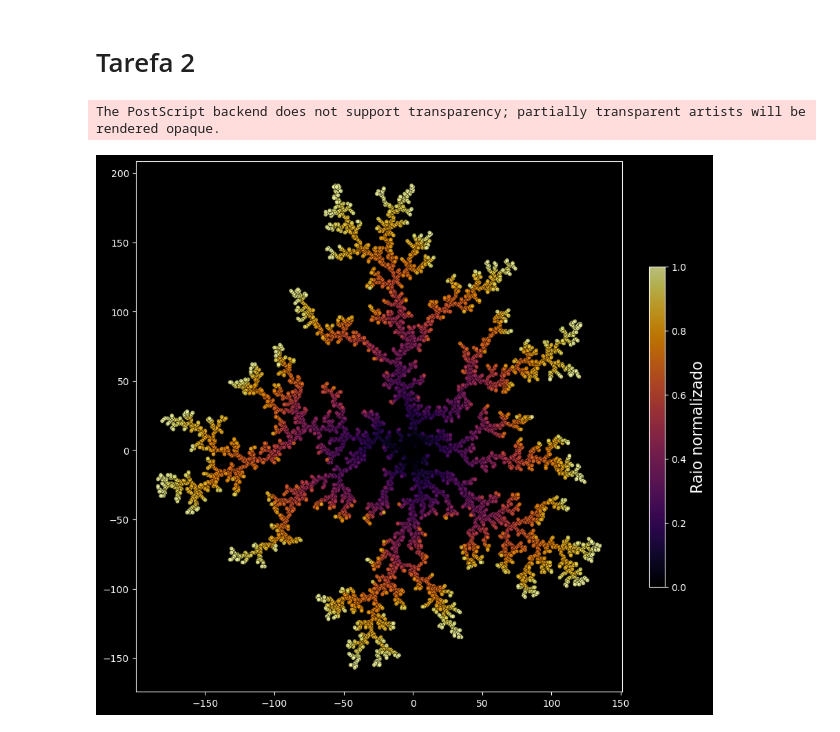
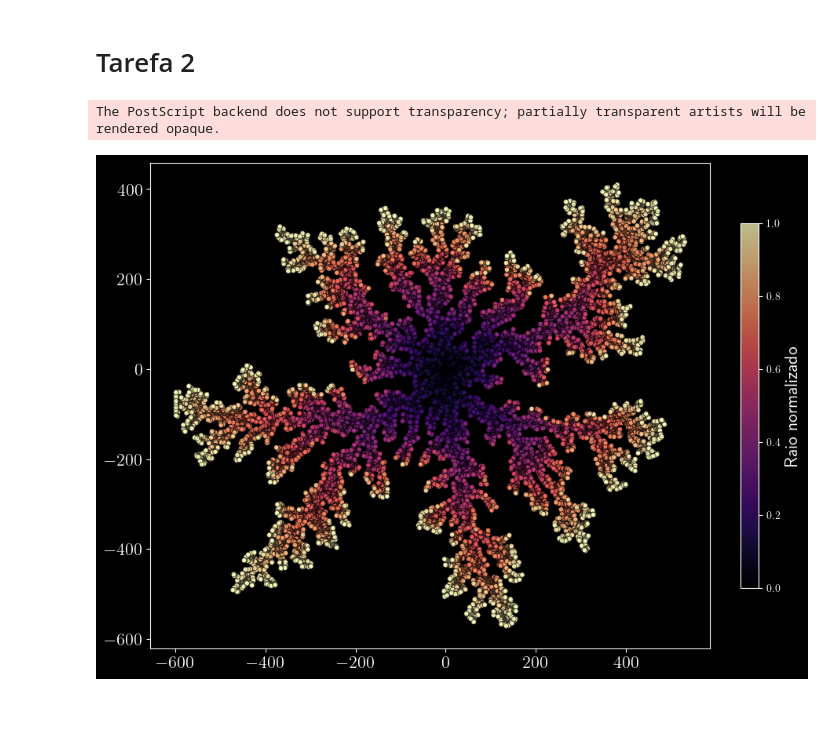
Before and after one commit to jeftersantiago/mec_estat_comp, a Jupyter notebook: projeto4/src/Graficos - Projeto 4.ipynb, the cells around one changed output. Cells and saved outputs as stored; diff of their text form; code cells hidden in the pictures.

Commit message:
tarefa2 - simulacao pronta, falta obter dimensao fractal

```diff
--- a/projeto4/src/Graficos - Projeto 4.ipynb
+++ b/projeto4/src/Graficos - Projeto 4.ipynb
@@ -76,31 +76,41 @@ plot_automata(254, 2)
 ## ITEM 2
 # %% [markdown]
 # Tarefa 2
+# %%
+f_path = "./saidas/tarefa-2/DLA_2D-"
 # %%
-data = np.loadtxt("./particle_positions.dat")
+data = np.loadtxt(f_path + str(3) + ".dat")
 
 x = data[:, 0]
 y = data[:, 1]
 r = data[:, 2]
 
 r  = (r - np.min(r)) / (np.max(r) - np.min(r))
 
+
+
+font = {
+        'weight' : 'bold',
+        'size'   : 16}
+plt.rc('text', usetex=True)
+plt.rc('text.latex', preamble=r'\usepackage{amsmath}')
+plt.rc('font', **font)
+
 plt.figure(figsize=(10, 10))
-scatter = plt.scatter(x, y, c=r, cmap='inferno',edgecolors='black', linewidths=0.5, s=20, alpha=0.75)
+scatter = plt.scatter(x, y, c=r, cmap='magma',edgecolors='black', linewidths=0.5, s=20, alpha=0.75)
 plt.style.use('dark_background')
 
 plt.gca().set_aspect('equal', adjustable='box')
 
 
 cbar = plt.colorbar(scatter, fraction = 0.03)
 cbar.ax.tick_params(labelsize=10)
 cbar.set_label('Raio normalizado', fontsize=16)
 
 
 # plt.legend(fontsize=16)
-plt.savefig("DLA_2D.eps")
-plt.savefig("DLA_2D.png")
+plt.savefig("DLA_2D-3.eps")
 plt.show()
 # %% [output]
 The PostScript backend does not support transparency; partially transparent artists will be rendered opaque.
-[figure, old version]
+[figure, new version]
```
Also changed, not shown: parts of 2 cells of this notebook, 18 other files.
